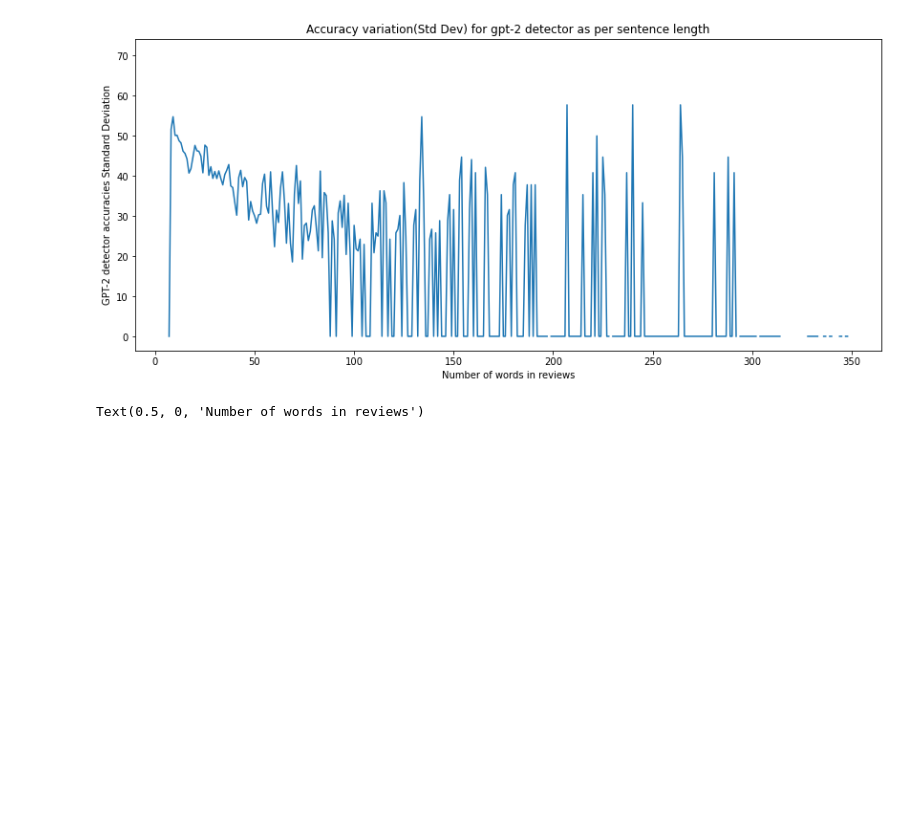
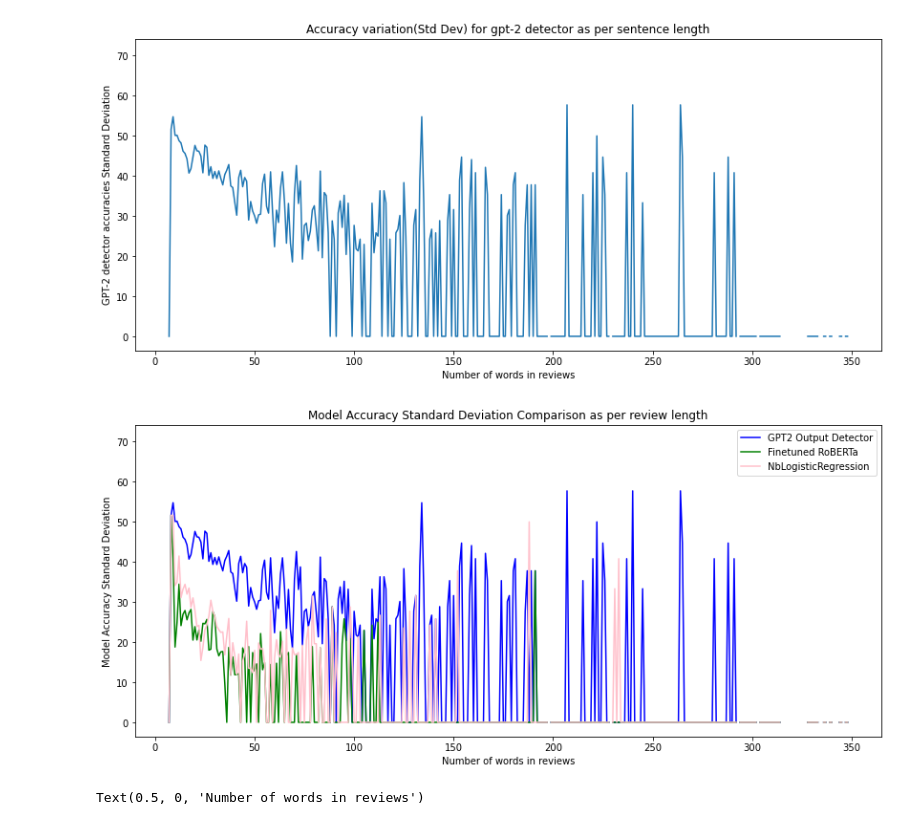
Before and after one commit to joolsa/FakeReviews, a Jupyter notebook: nbs/classification/FinalReport.ipynb, the cells around one changed output. Drawn from its saved outputs; the diff is of its cells as text; code cells hidden in the pictures; blank space fills up the shorter version.

Commit message:
update std dev plots

```diff
--- a/nbs/classification/FinalReport.ipynb
+++ b/nbs/classification/FinalReport.ipynb
@@ -236,6 +236,22 @@ plt.xlabel("Number of words in reviews")
 # %% [output]
 Text(0.5, 0, 'Number of words in reviews')
 [figure]
+# %%
+plt.figure(figsize=(14,6))
+plt.title("Model Accuracy Standard Deviation Comparison as per review length")
+x1 = gpt2_acc_std_devs_by_length.index
+y1 = gpt2_acc_std_devs_by_length.values*100
+y2 = roberta_acc_std_devs_by_length.values*100
+y3 = nblogreg_acc_std_devs_by_length.values*100
+plt.plot(x1, y1, "b", label="GPT2 Output Detector")
+plt.plot(x1, y2, "g", label="Finetuned RoBERTa")
+plt.plot(x1, y3, "pink", label="NbLogisticRegression")
+plt.ylabel("Model Accuracy Standard Deviation")
+plt.xlabel("Number of words in reviews")
+plt.legend(loc="upper right")
+plt.show()
+# %% [output]
+[figure, added]
 # %%
 plt.figure(figsize=(14,6))
 plt.title("Average accuracy for Finetuned RoBERTa as per sentence length")
```
Also changed, not shown: parts of 1 cell of this notebook.
